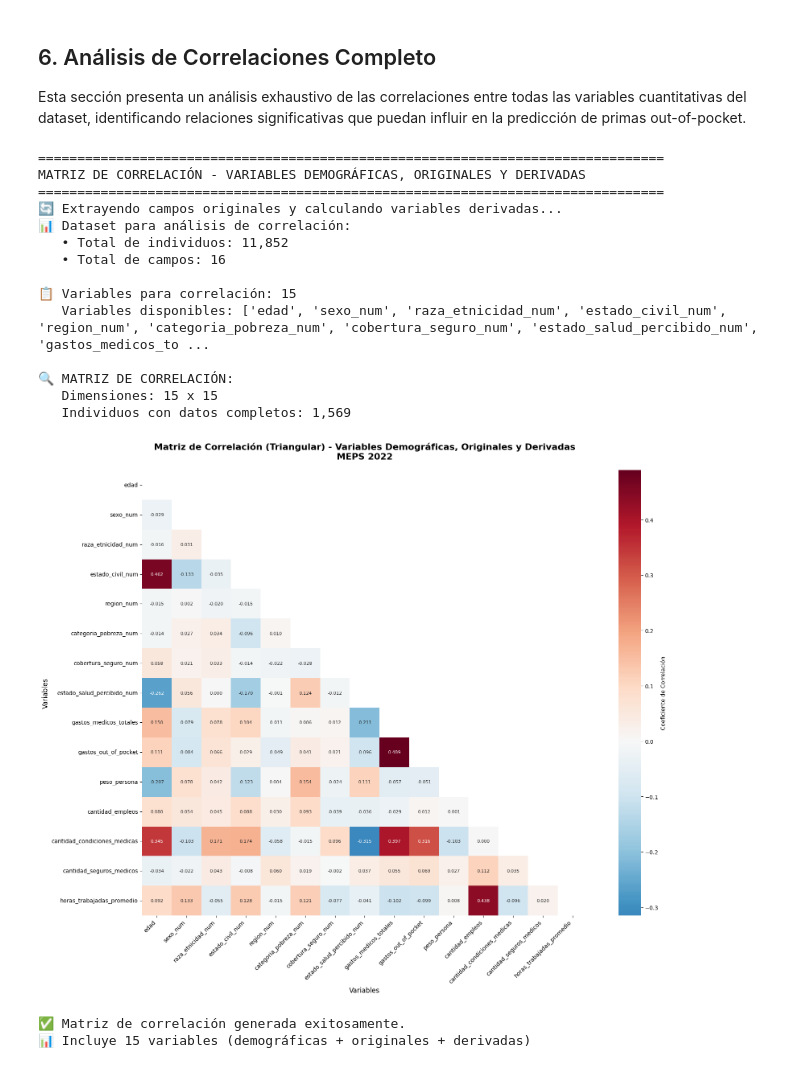
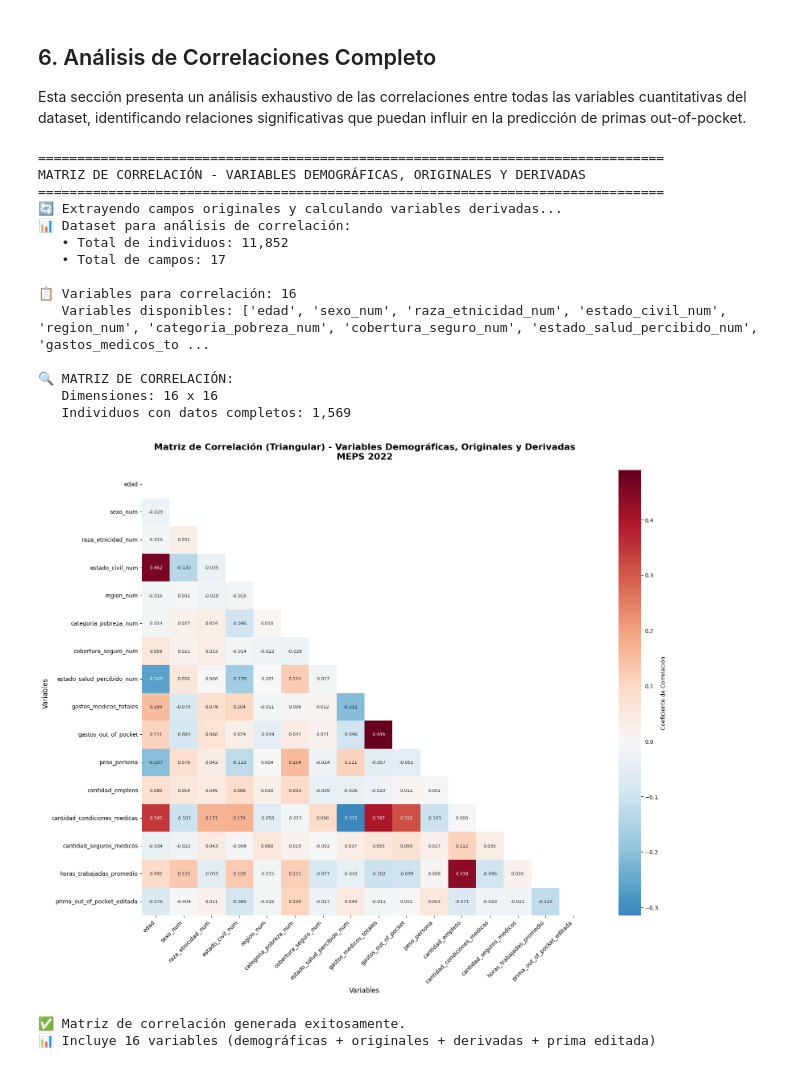
Before and after one commit to DJSixHub/ML-Insurance-Cost-Prediction, a Jupyter notebook: Data Exploration/analisis_exploratorio_formal.ipynb, the cells around one changed output. Drawn from its saved outputs; the diff is of its cells as text; code cells hidden in the pictures.

```diff
--- a/Data Exploration/analisis_exploratorio_formal.ipynb
+++ b/Data Exploration/analisis_exploratorio_formal.ipynb
@@ -1353,6 +1368,22 @@ for person_id, person_data in meps_data.items():
         record['horas_trabajadas_promedio'] = total_horas / empleos_con_horas if empleos_con_horas > 0 else 0
     else:
         record['horas_trabajadas_promedio'] = 0
+
+    # 5. Prima out-of-pocket editada (si existe en algún seguro)
+    if 'historial_seguros' in person_data and person_data['historial_seguros']:
+        primas_editadas = []
+
+        for seguro in person_data['historial_seguros']:
+            if 'prima_out_of_pocket_editada' in seguro and seguro['prima_out_of_pocket_editada'] not in ['Inapplicable', None]:
+                try:
+                    prima = float(seguro['prima_out_of_pocket_editada'])
+                    primas_editadas.append(prima)
+                except (ValueError, TypeError):
+                    pass
+
+        record['prima_out_of_pocket_editada'] = sum(primas_editadas) / len(primas_editadas) if primas_editadas else 0
+    else:
+        record['prima_out_of_pocket_editada'] = 0
 
     json_records.append(record)
 
@@ -1448,7 +1479,8 @@ variables_para_correlacion = [
     'cantidad_empleos',
     'cantidad_condiciones_medicas',
     'cantidad_seguros_medicos',
-    'horas_trabajadas_promedio'
+    'horas_trabajadas_promedio',
+    'prima_out_of_pocket_editada'
 ]
 
 # Filtrar solo las variables que existen en el DataFrame
@@ -1487,37 +1519,37 @@ if len(variables_disponibles) >= 2:
                     annot_kws={'size': 8})
 
         plt.title('Matriz de Correlación (Triangular) - Variables Demográficas, Originales y Derivadas\nMEPS 2022',
                   fontsize=16, fontweight='bold', pad=20)
         plt.xlabel('Variables', fontsize=12)
         plt.ylabel('Variables', fontsize=12)
         plt.xticks(rotation=45, ha='right')
         plt.yticks(rotation=0)
         plt.tight_layout()
         plt.show()
 
         print(f"\n✅ Matriz de correlación generada exitosamente.")
-        print(f"📊 Incluye {len(variables_disponibles)} variables (demográficas + originales + derivadas)")
+        print(f"📊 Incluye {len(variables_disponibles)} variables (demográficas + originales + derivadas + prima editada)")
     else:
         print(f"❌ No hay datos válidos después del filtrado")
 
 else:
     print(f"❌ No se encontraron suficientes variables numéricas")
     print(f"   Variables disponibles: {variables_disponibles}")
 # %% [output]
 ================================================================================
 MATRIZ DE CORRELACIÓN - VARIABLES DEMOGRÁFICAS, ORIGINALES Y DERIVADAS
 ================================================================================
 🔄 Extrayendo campos originales y calculando variables derivadas...
 📊 Dataset para análisis de correlación:
    • Total de individuos: 11,852
-   • Total de campos: 16
+   • Total de campos: 17
 
-📋 Variables para correlación: 15
+📋 Variables para correlación: 16
    Variables disponibles: ['edad', 'sexo_num', 'raza_etnicidad_num', 'estado_civil_num', 'region_num', 'categoria_pobreza_num', 'cobertura_seguro_num', 'estado_salud_percibido_num', 'gastos_medicos_to ...
 
 🔍 MATRIZ DE CORRELACIÓN:
-   Dimensiones: 15 x 15
+   Dimensiones: 16 x 16
    Individuos con datos completos: 1,569
-[figure, old version]
+[figure, new version]
 ✅ Matriz de correlación generada exitosamente.
-📊 Incluye 15 variables (demográficas + originales + derivadas)
+📊 Incluye 16 variables (demográficas + originales + derivadas + prima editada)
```
Also changed, not shown: parts of 5 cells of this notebook, 9 other files.
